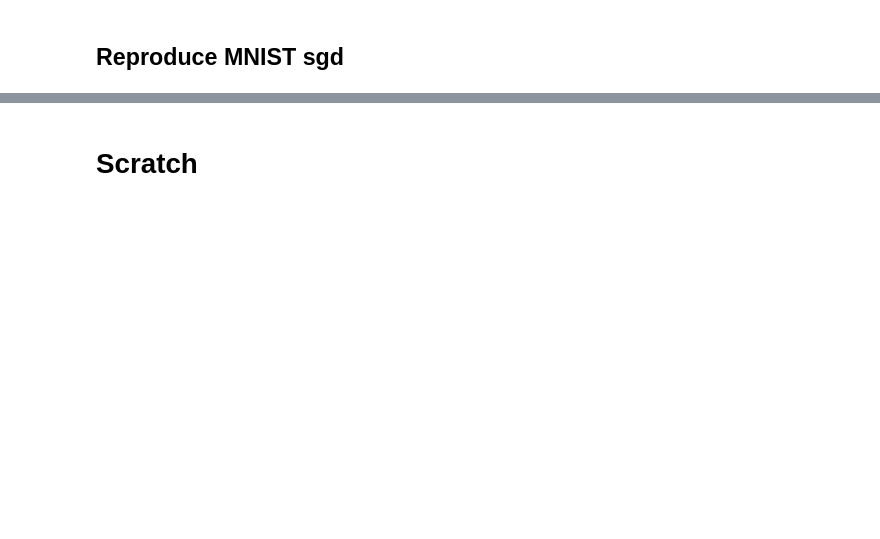
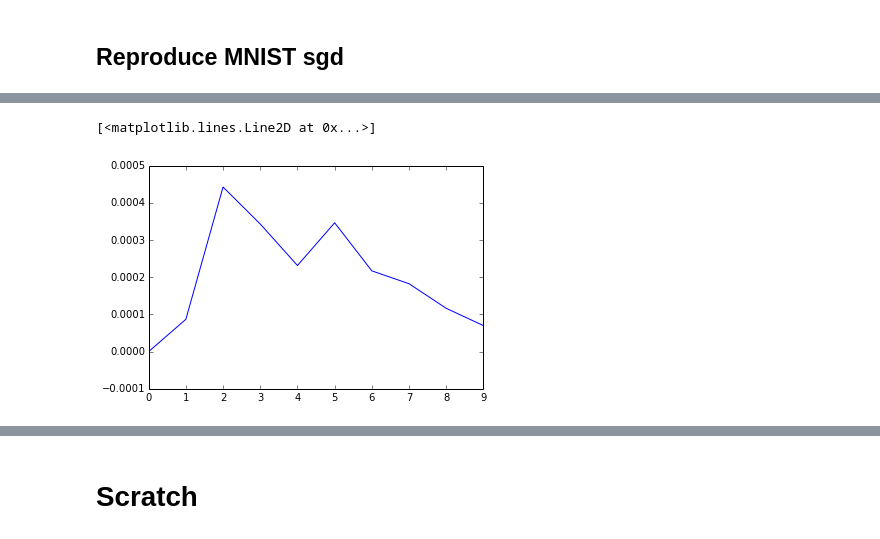
Before and after one commit to yaroslavvb/lbfgs, a Jupyter notebook: lbfgs-macbook.ipynb, the cells around one changed output, grey strips where cells are left out. Saved outputs shown, nothing was run; the diff lists cells and outputs as text; code cells hidden in the pictures; blank space fills up the shorter version.

```diff
--- a/lbfgs-macbook.ipynb
+++ b/lbfgs-macbook.ipynb
@@ -188,2 +209,0 @@ sess.run(cross_entropy_loss)
-# %%
-sess.run(loss)
@@ -227,0 +210,10 @@ ITensor([[ 1.  0.  0.  0.  0.  0.  0.  0.  0.  0.]
+# %%
+tf_grads = []
+tf_params = []
+tf_fvals = []
+for i in range(10):
+    tf_grads.append(sess.run(flat_grad))
+    tf_params.append(sess.run(flat_params))
+    tf_fvals.append(sess.run(loss))
+    print(tf_fvals[-1])
+    sess.run(train_step)
@@ -227,0 +231,7 @@ ITensor([[ 1.  0.  0.  0.  0.  0.  0.  0.  0.  0.]
+# %%
+tf_fvals_np = np.array(tf_fvals)
+lua_fvals_np = np.array(lua_fvals)
+plt.plot(tf_fvals_np - lua_fvals_np)
+# %% [output]
+[<matplotlib.lines.Line2D at 0x...>]
+[figure, added]
```
Also changed, not shown: parts of 25 cells of this notebook, 33 other files.
